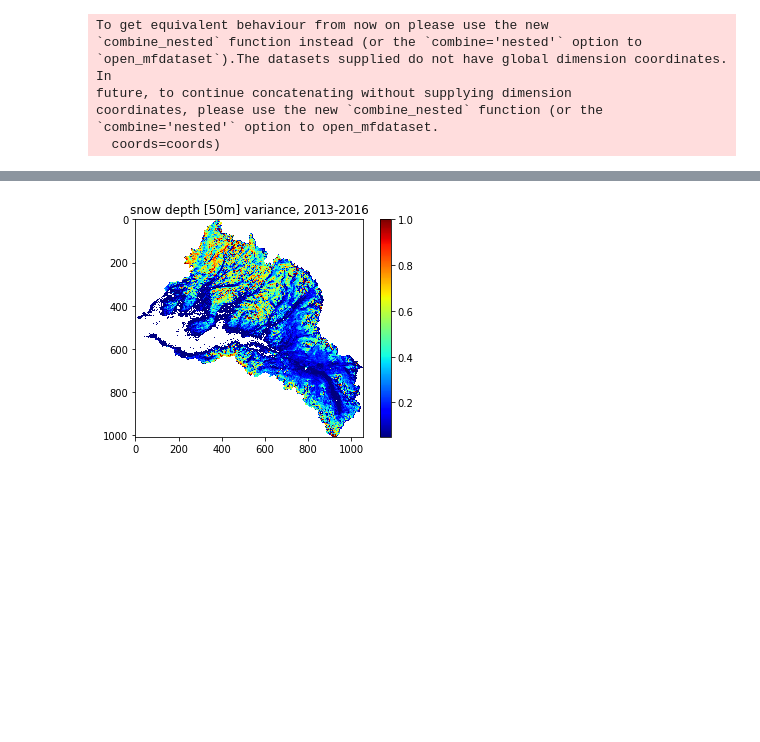
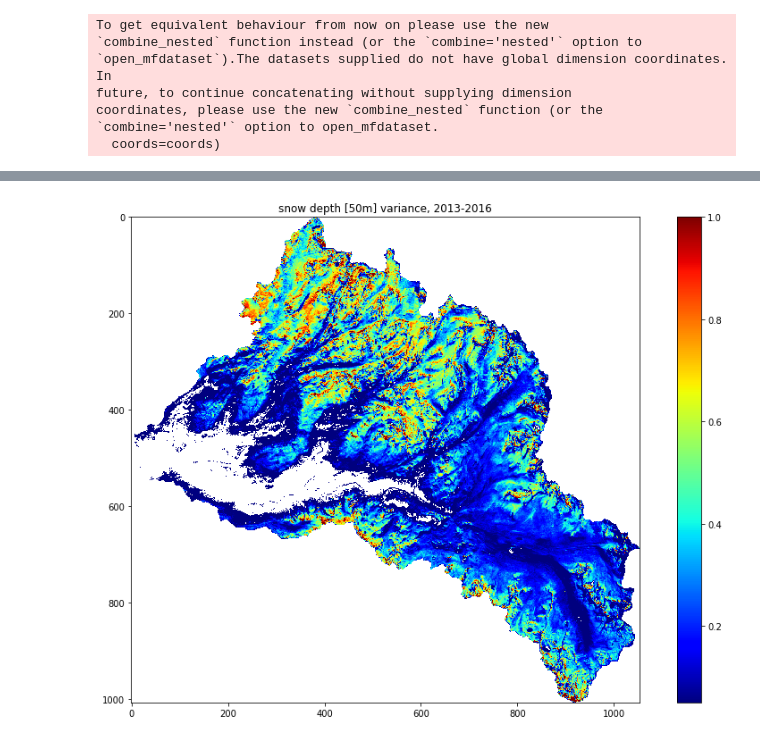
Before and after one commit to meganmason/jlabs, a Jupyter notebook: xr_trial_wr.ipynb, the cells around one changed output, grey strips where cells are left out. Drawn from its saved outputs; the diff is of its cells as text; code cells hidden in the pictures; blank space fills up the shorter version.

```diff
--- a/xr_trial_wr.ipynb
+++ b/xr_trial_wr.ipynb
@@ -114,10 +66,11 @@ Coordinates:
 # %%
 # variance in snow depth
-varsn = ds.Band1.var(dim='time')
-varsn = np.where(varsn>.001, varsn, np.nan)
+varsn = ds.Band1.var(dim='time') #compute variance on every pixel in the time dimention
+varsn = np.where(varsn>.001, varsn, np.nan) # filters everything greater than 1mm (i.e gives alpha bg)
+fig = plt.figure(figsize=(15, 10))
 plt.imshow(varsn[::-1,:], cmap='jet', vmin=.05, vmax=1.0) #[::-1,:] - reverses it
 plt.title('snow depth [50m] variance, 2013-2016')
 plt.colorbar()
 plt.savefig('figs/var_13-16', dpi=600)
 # %% [output]
-[figure, old version]
+[figure, new version]
```
Also changed, not shown: parts of 13 cells of this notebook, 1 other file.
